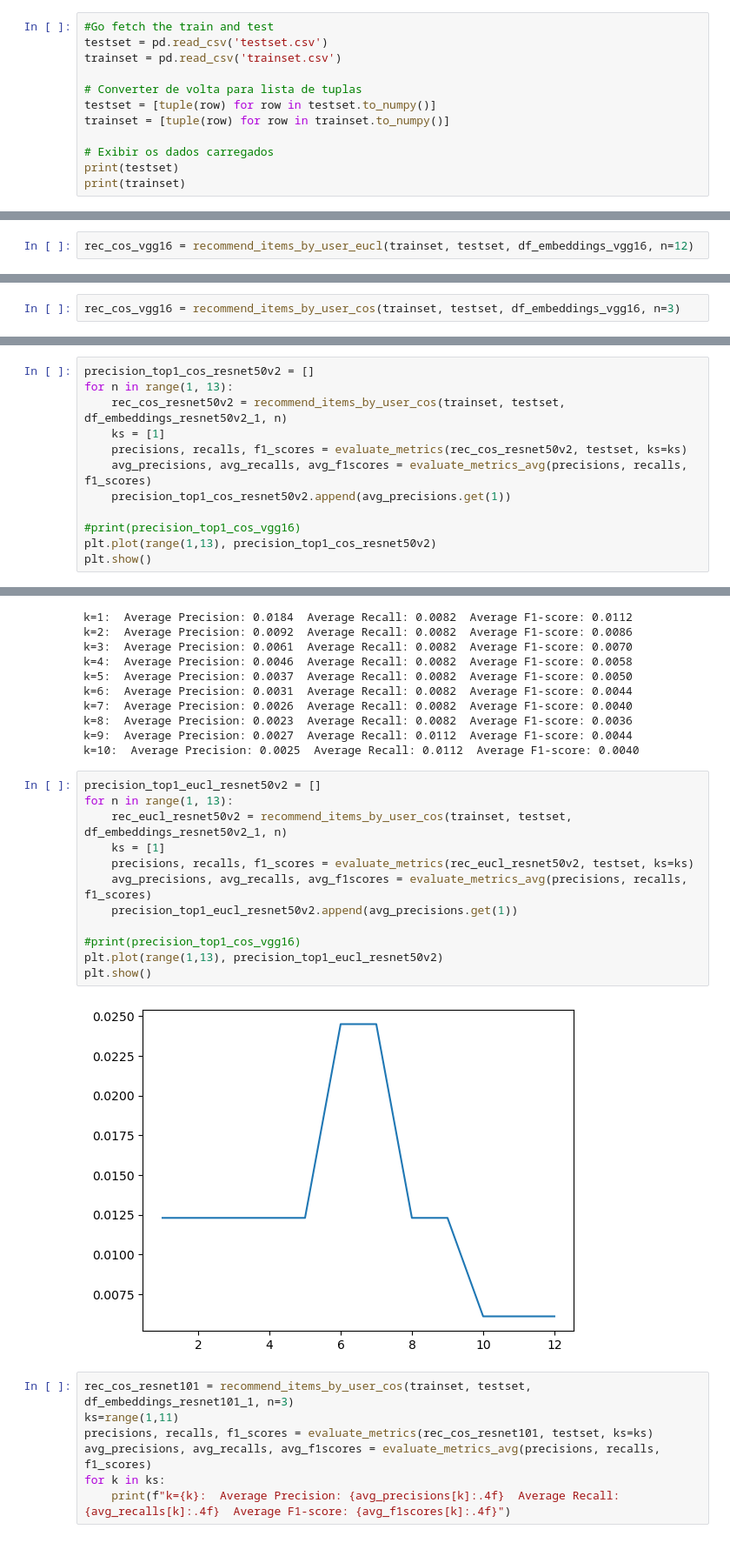
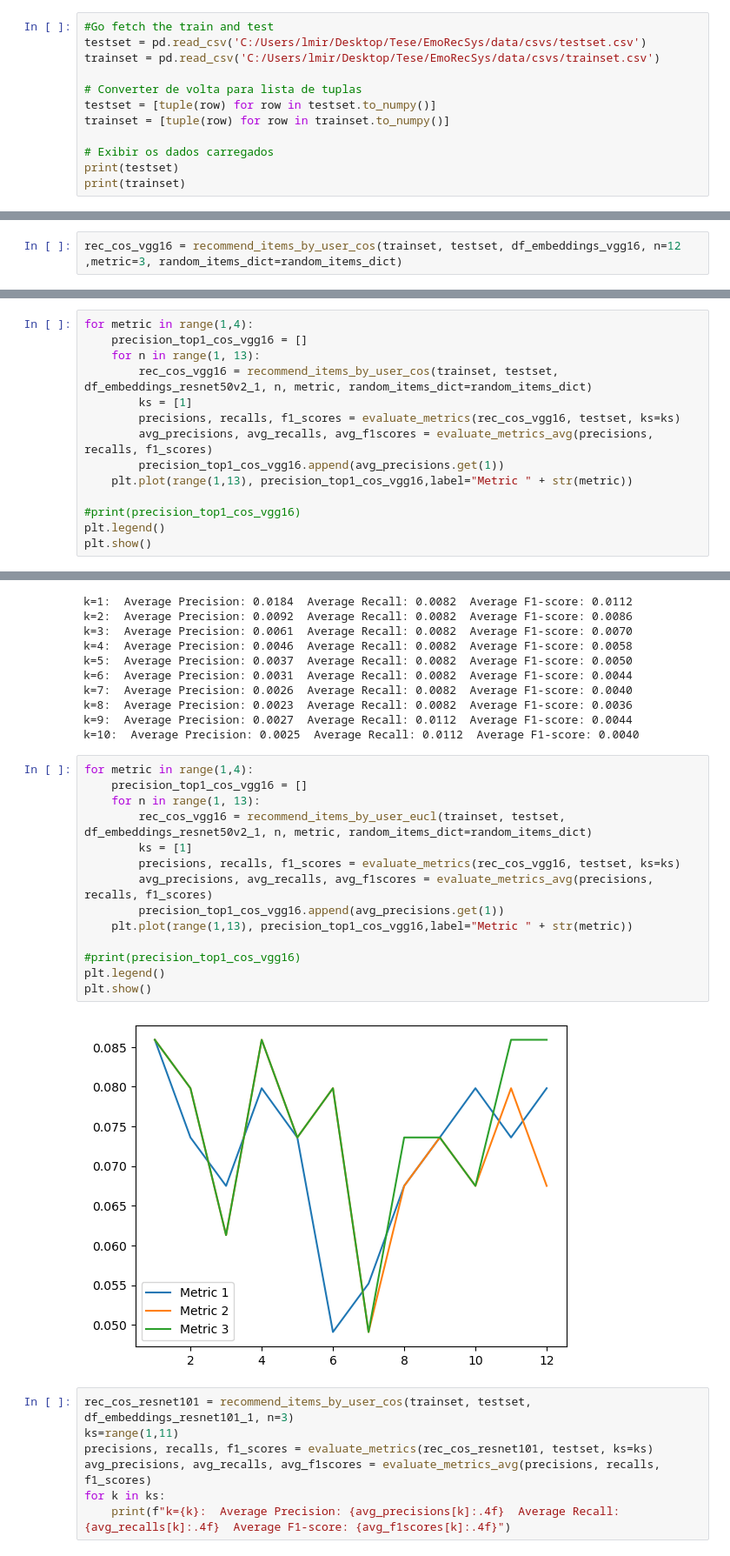
Before and after one commit to inesgmarcelino/EmoRecSys, a Jupyter notebook: recommendation_systems/cb_pixeis.ipynb, the cells around one changed output, grey strips where cells are left out. Shown at 87% size. Saved outputs shown, nothing was run; the diff lists cells and outputs as text.

```diff
--- a/recommendation_systems/cb_pixeis.ipynb
+++ b/recommendation_systems/cb_pixeis.ipynb
@@ -15,8 +16,8 @@ surveys_df = pd.read_csv('C:/Users/lmir/Desktop/Tese/Results_sim/emorecsys_data/
 annotations_df = pd.read_csv('C:/Users/lmir/Desktop/Tese/Results_sim/emorecsys_data/CSVs_8_7_2024/csvs_survey/annotations.csv', sep=',', encoding='latin-1',low_memory=False)
 # %%
 #Go fetch the train and test
-testset = pd.read_csv('testset.csv')
-trainset = pd.read_csv('trainset.csv')
+testset = pd.read_csv('C:/Users/lmir/Desktop/Tese/EmoRecSys/data/csvs/testset.csv')
+trainset = pd.read_csv('C:/Users/lmir/Desktop/Tese/EmoRecSys/data/csvs/trainset.csv')
 
 # Converter de volta para lista de tuplas
 testset = [tuple(row) for row in testset.to_numpy()]
@@ -663,2 +705,2 @@ def recommend_items_by_user_eucl(trainset, testset, df_embeddings, n):
 # %%
-rec_cos_vgg16 = recommend_items_by_user_eucl(trainset, testset, df_embeddings_vgg16, n=12)
+rec_cos_vgg16 = recommend_items_by_user_cos(trainset, testset, df_embeddings_vgg16, n=12 ,metric=3, random_items_dict=random_items_dict)
@@ -699,5 +707,3 @@ plt.show()
-# %%
-rec_cos_vgg16 = recommend_items_by_user_cos(trainset, testset, df_embeddings_vgg16, n=3)
 # %%
 ks=range(1,11)
 precisions, recalls, f1_scores = evaluate_metrics(rec_cos_vgg16, testset, ks=ks)
@@ -897,15 +913,17 @@ k=8:  Average Precision: 0.0844  Average Recall: 0.3763  Average F1-score: 0.136
 k=9:  Average Precision: 0.0845  Average Recall: 0.4192  Average F1-score: 0.1390
 k=10:  Average Precision: 0.0822  Average Recall: 0.4550  Average F1-score: 0.1377
 # %%
-precision_top1_cos_resnet50v2 = []
-for n in range(1, 13):
-    rec_cos_resnet50v2 = recommend_items_by_user_cos(trainset, testset, df_embeddings_resnet50v2_1, n)
-    ks = [1]
-    precisions, recalls, f1_scores = evaluate_metrics(rec_cos_resnet50v2, testset, ks=ks)
-    avg_precisions, avg_recalls, avg_f1scores = evaluate_metrics_avg(precisions, recalls, f1_scores)
-    precision_top1_cos_resnet50v2.append(avg_precisions.get(1))
+for metric in range(1,4):
+    precision_top1_cos_vgg16 = []
+    for n in range(1, 13):
+        rec_cos_vgg16 = recommend_items_by_user_cos(trainset, testset, df_embeddings_resnet50v2_1, n, metric, random_items_dict=random_items_dict)
+        ks = [1]
+        precisions, recalls, f1_scores = evaluate_metrics(rec_cos_vgg16, testset, ks=ks)
+        avg_precisions, avg_recalls, avg_f1scores = evaluate_metrics_avg(precisions, recalls, f1_scores)
+        precision_top1_cos_vgg16.append(avg_precisions.get(1))
+    plt.plot(range(1,13), precision_top1_cos_vgg16,label="Metric " + str(metric))
 
 #print(precision_top1_cos_vgg16)
-plt.plot(range(1,13), precision_top1_cos_resnet50v2)
+plt.legend()
 plt.show()
 # %% [output]
@@ -929,19 +947,21 @@ k=8:  Average Precision: 0.0023  Average Recall: 0.0082  Average F1-score: 0.003
 k=9:  Average Precision: 0.0027  Average Recall: 0.0112  Average F1-score: 0.0044
 k=10:  Average Precision: 0.0025  Average Recall: 0.0112  Average F1-score: 0.0040
 # %%
-precision_top1_eucl_resnet50v2 = []
-for n in range(1, 13):
-    rec_eucl_resnet50v2 = recommend_items_by_user_cos(trainset, testset, df_embeddings_resnet50v2_1, n)
-    ks = [1]
-    precisions, recalls, f1_scores = evaluate_metrics(rec_eucl_resnet50v2, testset, ks=ks)
-    avg_precisions, avg_recalls, avg_f1scores = evaluate_metrics_avg(precisions, recalls, f1_scores)
-    precision_top1_eucl_resnet50v2.append(avg_precisions.get(1))
+for metric in range(1,4):
+    precision_top1_cos_vgg16 = []
+    for n in range(1, 13):
+        rec_cos_vgg16 = recommend_items_by_user_eucl(trainset, testset, df_embeddings_resnet50v2_1, n, metric, random_items_dict=random_items_dict)
+        ks = [1]
+        precisions, recalls, f1_scores = evaluate_metrics(rec_cos_vgg16, testset, ks=ks)
+        avg_precisions, avg_recalls, avg_f1scores = evaluate_metrics_avg(precisions, recalls, f1_scores)
+        precision_top1_cos_vgg16.append(avg_precisions.get(1))
+    plt.plot(range(1,13), precision_top1_cos_vgg16,label="Metric " + str(metric))
 
 #print(precision_top1_cos_vgg16)
-plt.plot(range(1,13), precision_top1_eucl_resnet50v2)
+plt.legend()
 plt.show()
 # %% [output]
-[figure, old version]
+[figure, new version]
 # %%
 rec_cos_resnet101 = recommend_items_by_user_cos(trainset, testset, df_embeddings_resnet101_1, n=3)
 ks=range(1,11)
```
Also changed, not shown: parts of 31 cells of this notebook, 6 other files.
